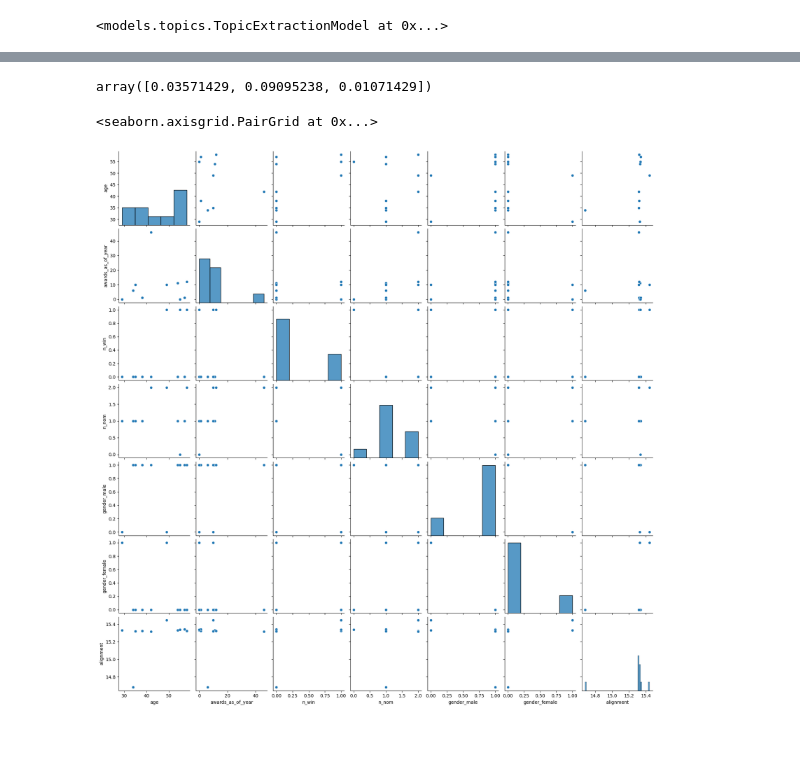
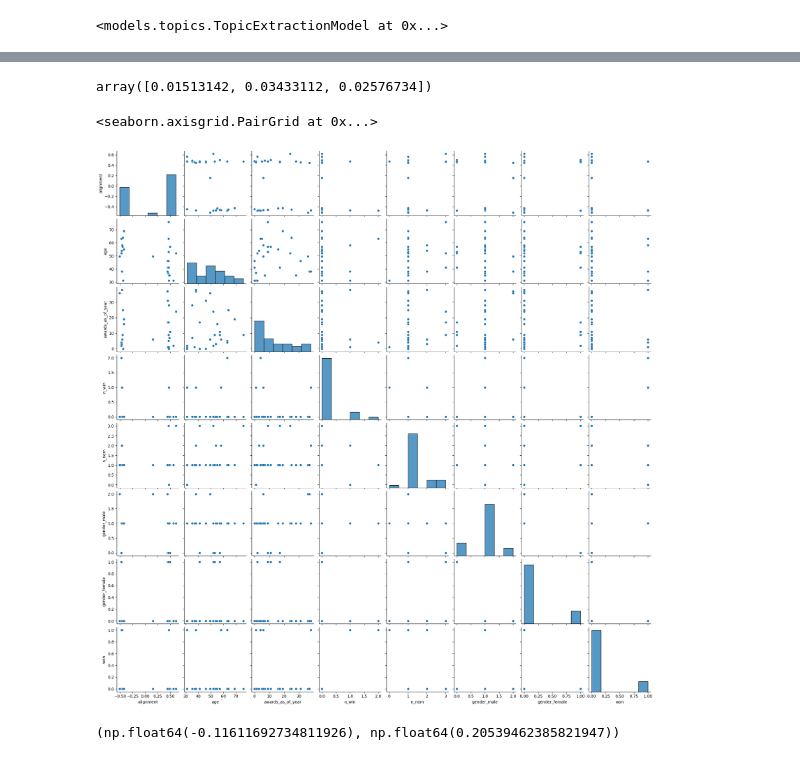
Before and after one commit to raineszm/sff-predict, a Jupyter notebook: notebooks/Topicality.ipynb, the cells around one changed output, grey strips where cells are left out. Drawn from its saved outputs; the diff is of its cells as text; code cells hidden in the pictures.

```diff
--- a/notebooks/Topicality.ipynb
+++ b/notebooks/Topicality.ipynb
@@ -9,12 +9,12 @@ sys.path.append("../../")
 from models.topics import TopicExtractionModel
 from sentence_transformers import SentenceTransformer
 # %%
-headlines = pd.read_json("../../data/raw/headlines.json", lines=True)
-headline_embeddings = pd.read_parquet("../../data/headline_embeddings.parquet")
+headlines = pd.read_json("../data/raw/headlines.json", lines=True)
+headline_embeddings = pd.read_parquet("../data/headline_embeddings.parquet")
 headlines_merged = pd.merge(headlines, headline_embeddings, on="id", how="left")
 # %%
 from models.topics import NonStationaryFilter, HighKurtosisFilter, CompoundFilter
-YEAR = 1977
+YEAR = 1983
 sample_year = headlines_merged[headlines_merged["year"] == YEAR]
 
 model = SentenceTransformer("all-MiniLM-L6-v2")
@@ -30,6 +38,6 @@ tm.model.visualize_topics_over_time(tm.topics_over_time[tm.topics_over_time.Topi
 # %%
-novels = pd.read_csv("../../data/nominated_novels.csv")
-description_embeddings = pd.read_parquet("../../data/description_embeddings.parquet")
+novels = pd.read_csv("../data/nominated_novels.csv")
+description_embeddings = pd.read_parquet("../data/description_embeddings.parquet")
 desc_merged = pd.get_dummies(novels[novels.year == YEAR], columns=['gender']).merge(description_embeddings, on="work_qid", how="left").groupby("work_qid").agg({
     'age': 'mean',
     'awards_as_of_year': 'sum',
@@ -53,11 +61,20 @@ dtype: int64
 # %%
 from models.debias import NullspaceProjector, learn_nullspace_normal_vector
 
-train_desc = pd.read_csv("../../data/train_desc_labeled.csv")
+train_desc = pd.read_csv("../data/train_desc_labeled.csv")
 w = learn_nullspace_normal_vector(train_desc)
 db = NullspaceProjector(normal_vector=w)
 embeddings = db.transform(np.stack(desc_merged["embedding"].values))
 db.fit(embeddings)
-desc_aligned = desc_merged.assign(alignment=tm.compute_alignment(embeddings))
+desc_aligned = desc_merged.assign(
+    cosine=tm.compute_alignment(embeddings, metric="cosine"),
+    linear=tm.compute_alignment(embeddings, metric="linear"),
+    rbf=tm.compute_alignment(embeddings, metric="rbf", gamma=5),
+).melt(
+    value_vars=["cosine", "linear", "rbf"],
+    value_name="alignment",
+    var_name="metric",
+    ignore_index=False,
+).join(desc_merged, how="left").assign(won=lambda x: x.n_win > 0)
 desc_aligned.head()
 # %% [output]
@@ -91,9 +109,13 @@ desc_aligned.reset_index().drop(columns=["work_qid", "embedding", "n_win"])
 from sklearn.feature_selection import mutual_info_regression
 mutual_info_regression(desc_aligned[["alignment", "age", "awards_as_of_year"]], desc_aligned["n_win"])
 # %% [output]
-array([0.03571429, 0.09095238, 0.01071429])
+array([0.01513142, 0.03433112, 0.02576734])
 # %%
-sns.pairplot(desc_aligned.reset_index().drop(columns=["work_qid", "embedding"]))
+sns.pairplot(desc_aligned[desc_aligned.metric == "cosine"].reset_index().drop(columns=["work_qid", "embedding", "metric"]))
 # %% [output]
 <seaborn.axisgrid.PairGrid at 0x...>
-[figure, old version]
+[figure, new version]
+# %%
+(desc_aligned[desc_aligned.n_win > 0].alignment.mean(), desc_aligned[desc_aligned.n_win == 0].alignment.mean())
+# %% [output]
+(np.float64(-0.11611692734811926), np.float64(0.20539462385821947))
```
Also changed, not shown: parts of 9 cells of this notebook, 3 other files.
